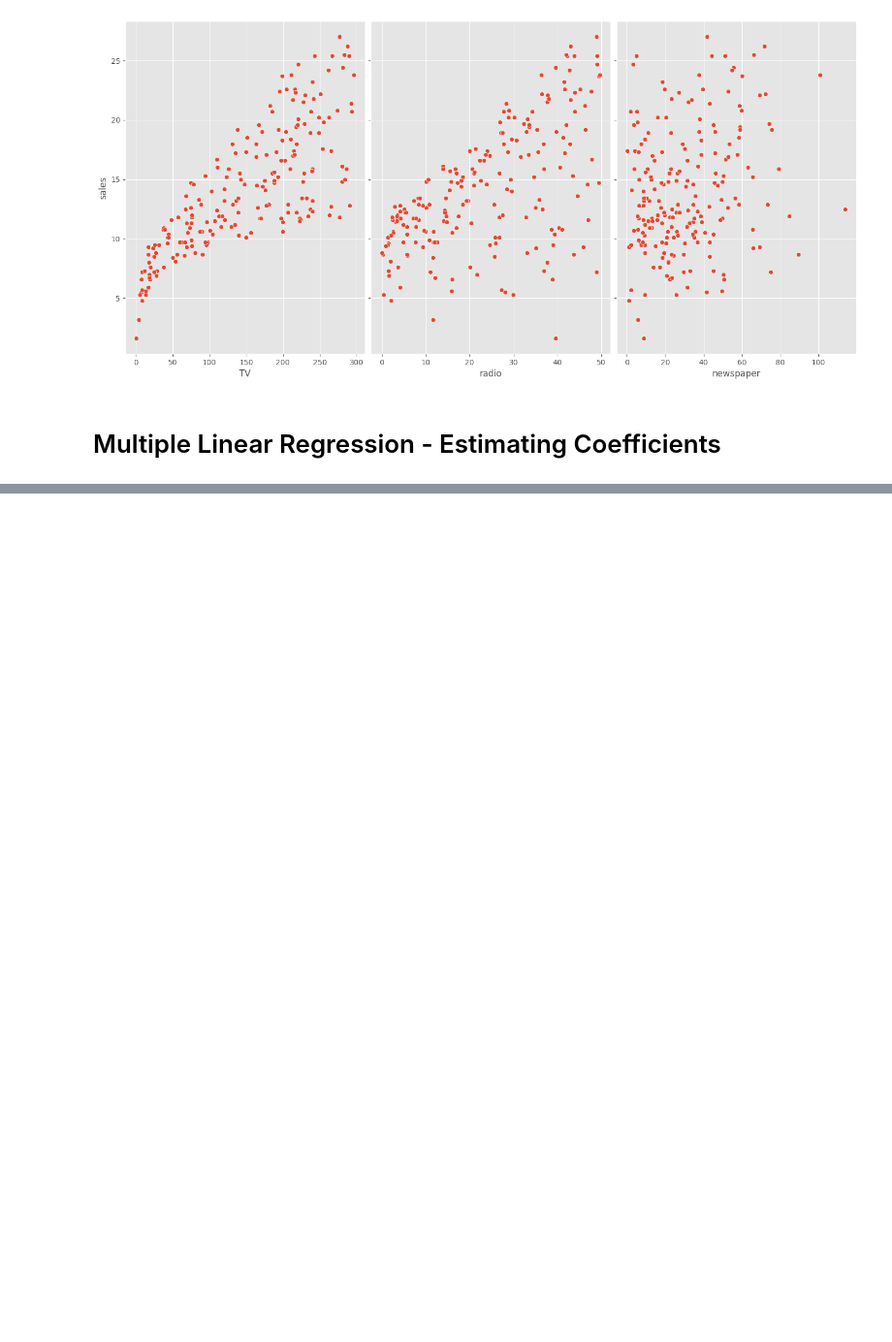
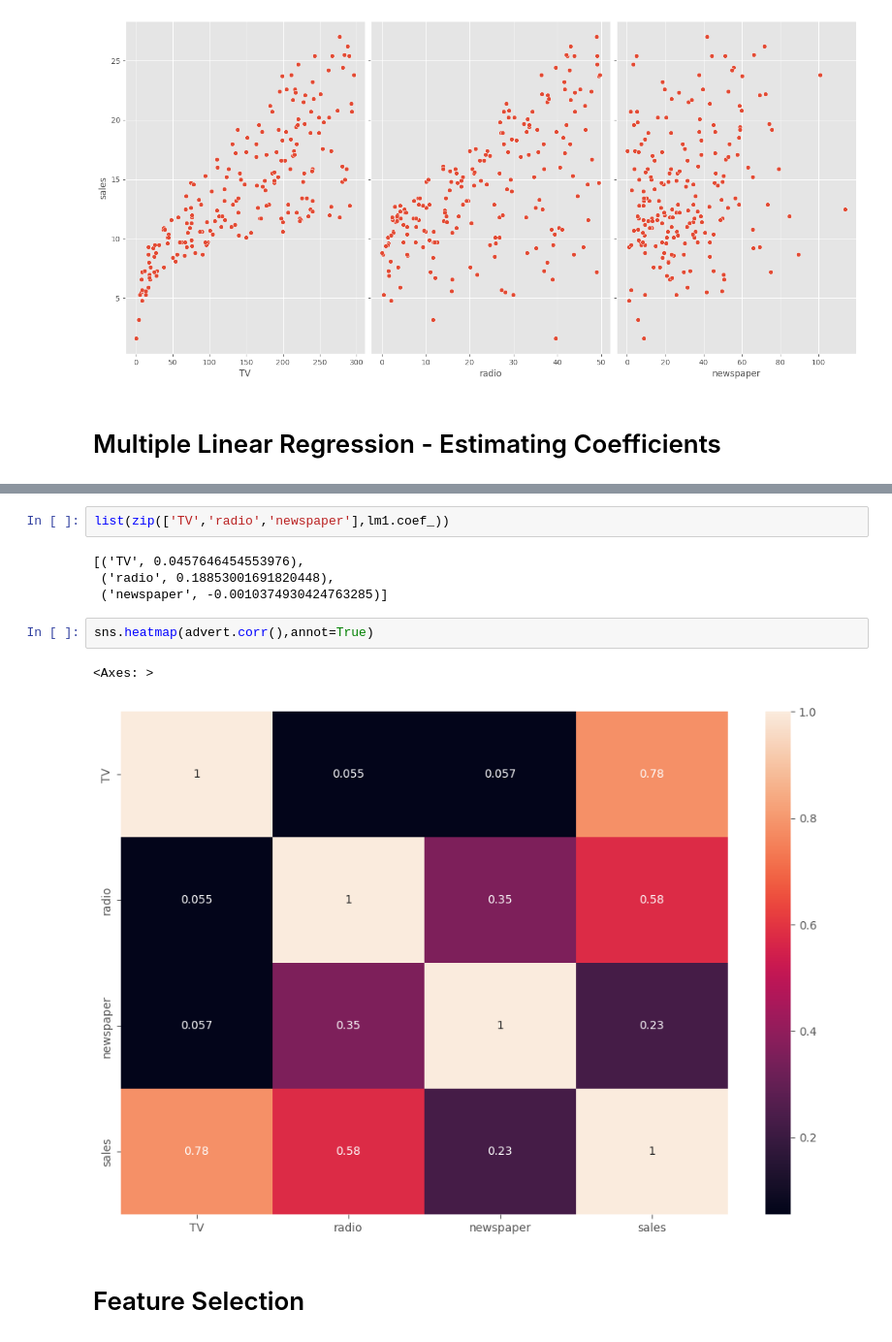
Before and after one commit to Usama-Amjad/MultipleLinearRegression-ScikitLearn, a Jupyter notebook: Predicting_Sales_Reveneu.ipynb, the cells around one changed output, grey strips where cells are left out. Shown: that part at 97% size. Saved outputs shown, nothing was run; the diff lists cells and outputs as text; blank space fills up the shorter version.

```diff
--- a/Predicting_Sales_Reveneu.ipynb
+++ b/Predicting_Sales_Reveneu.ipynb
@@ -64,0 +77,13 @@ sns.pairplot(
+# %%
+list(zip(['TV','radio','newspaper'],lm1.coef_))
+# %% [output]
+[('TV', 0.0457646454553976),
+ ('radio', 0.18853001691820448),
+ ('newspaper', -0.0010374930424763285)]
+# %%
+sns.heatmap(advert.corr(),annot=True)
+# %% [output]
+<Axes: >
+[figure, added]
+# %% [markdown]
+# Feature Selection
```
Also changed, not shown: parts of 2 cells of this notebook.
